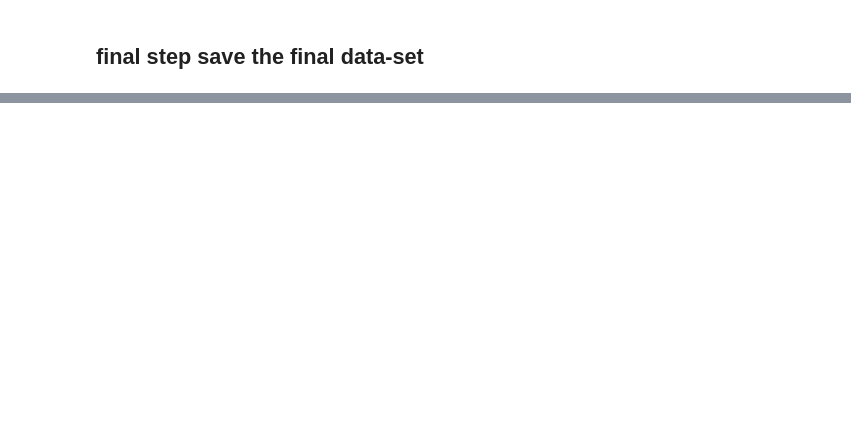
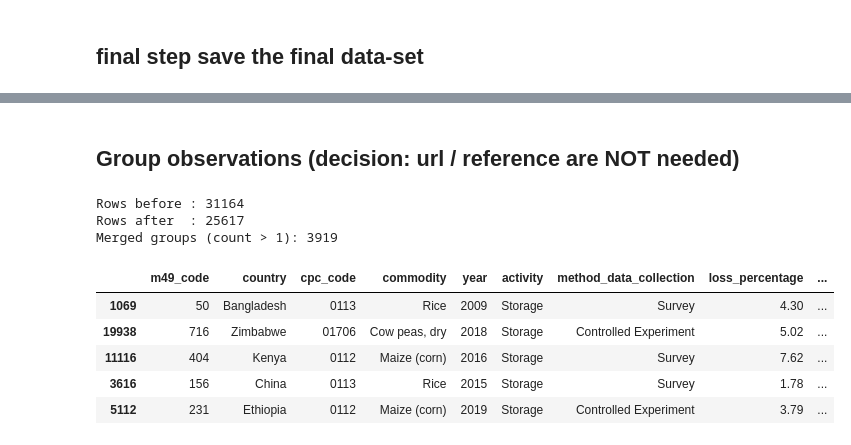
Before and after one commit to malakhassan12/Food-Waste, a Jupyter notebook: notebooks/Step_2_Data_Cleaning_FINAL.ipynb, the cells around one changed output, grey strips where cells are left out. Saved outputs shown, nothing was run; the diff lists cells and outputs as text; code cells hidden in the pictures; blank space fills up the shorter version.

```diff
--- a/notebooks/Step_2_Data_Cleaning_FINAL.ipynb
+++ b/notebooks/Step_2_Data_Cleaning_FINAL.ipynb
@@ -983,0 +1028,55 @@ df.to_csv("../data-set/World-food-waste_cleaned_final.csv", index=False)  # [CHA
+# %% [markdown]
+## **Group observations  (decision: url / reference are NOT needed)**
+# %%
+# =========================================================
+# 7. Group observations  (decision: url / reference are NOT needed)
+#    one row = country + commodity + year + activity + method
+# =========================================================
+# Run AFTER the row-level file is saved, so World-food-waste_cleaned_final.csv stays the source of truth.
+
+group_keys = ["m49_code", "country", "cpc_code", "commodity",
+              "year", "activity", "method_data_collection"]
+
+grouped_input = df.copy()
+
+# groupby silently DROPS rows whose key is NaN -> make the missing method explicit first
+grouped_input["method_data_collection"] = (
+    grouped_input["method_data_collection"].fillna("No Data Collection Specified")
+)
+
+df_grouped = (
+    grouped_input
+    .groupby(group_keys, as_index=False)
+    .agg(
+        loss_percentage=("loss_percentage", "mean"),     # the average
+        median_loss=("loss_percentage", "median"),       # robust to outliers
+        min_loss=("loss_percentage", "min"),
+        max_loss=("loss_percentage", "max"),
+        count=("record_id", "size"),                     # how many rows were merged
+    )
+)
+
+num_cols = ["loss_percentage", "median_loss", "min_loss", "max_loss"]
+df_grouped[num_cols] = df_grouped[num_cols].round(2)
+df_grouped = df_grouped.sort_values(group_keys).reset_index(drop=True)
+
+# ---------- sanity checks ----------
+assert df_grouped["count"].sum() == len(df), "some rows were lost while grouping"
+assert not df_grouped.duplicated(subset=group_keys).any(), "group key is not unique"
+
+print("Rows before :", len(df))
+print("Rows after  :", len(df_grouped))
+print("Merged groups (count > 1):", int((df_grouped["count"] > 1).sum()))
+display(df_grouped.sort_values("count", ascending=False).head())
+
+df_grouped.to_csv("../data-set/World-food-waste_grouped.csv", index=False)
+# %% [output]
+Rows before : 31164
+Rows after  : 25617
+Merged groups (count > 1): 3919
+|  | m49_code | country | cpc_code | commodity | year | activity | method_data_collection | loss_percentage | ... |
+| 1069 | 50 | Bangladesh | 0113 | Rice | 2009 | Storage | Survey | 4.30 | ... |
+| 19938 | 716 | Zimbabwe | 01706 | Cow peas, dry | 2018 | Storage | Controlled Experiment | 5.02 | ... |
+| 11116 | 404 | Kenya | 0112 | Maize (corn) | 2016 | Storage | Survey | 7.62 | ... |
+| 3616 | 156 | China | 0113 | Rice | 2015 | Storage | Survey | 1.78 | ... |
+| 5112 | 231 | Ethiopia | 0112 | Maize (corn) | 2019 | Storage | Controlled Experiment | 3.79 | ... |
```
Also changed, not shown: parts of 16 cells of this notebook, 8 other files.
